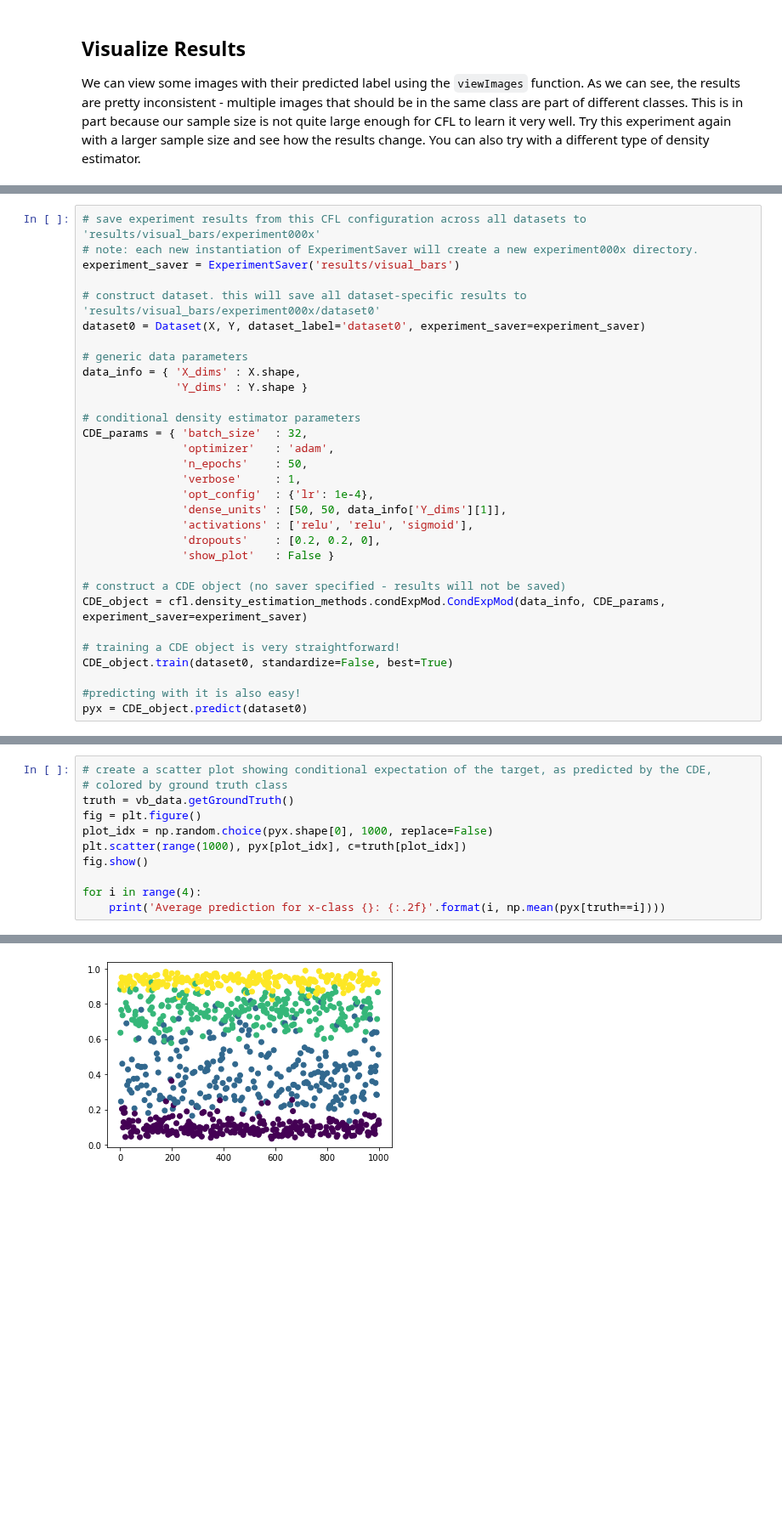
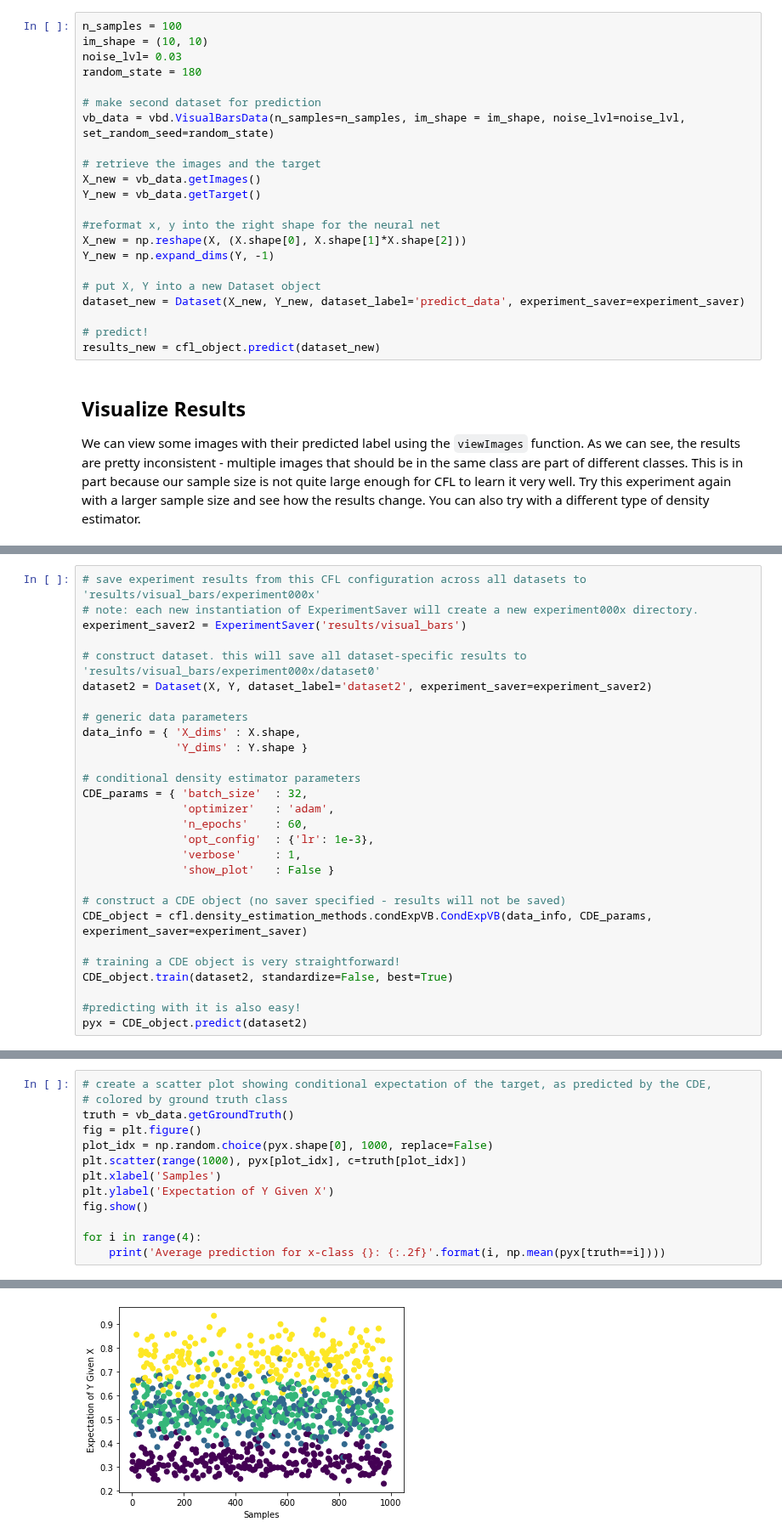
Before and after one commit to eberharf/cfl, a Jupyter notebook: examples/quick_start_guide.ipynb, the cells around one changed output, grey strips where cells are left out. Shown at 85% size. Cells and saved outputs as stored; diff of their text form; blank space fills up the shorter version.

```diff
--- a/examples/quick_start_guide.ipynb
+++ b/examples/quick_start_guide.ipynb
@@ -240,3 +252,25 @@ pyx = cfl_object.predict(dataset1)
+# %%
+n_samples = 100
+im_shape = (10, 10)
+noise_lvl= 0.03
+random_state = 180
+
+# make second dataset for prediction
+vb_data = vbd.VisualBarsData(n_samples=n_samples, im_shape = im_shape, noise_lvl=noise_lvl, set_random_seed=random_state)
+
+# retrieve the images and the target
+X_new = vb_data.getImages()
+Y_new = vb_data.getTarget()
+
+#reformat x, y into the right shape for the neural net
+X_new = np.reshape(X, (X.shape[0], X.shape[1]*X.shape[2]))
+Y_new = np.expand_dims(Y, -1)
+
+# put X, Y into a new Dataset object
+dataset_new = Dataset(X_new, Y_new, dataset_label='predict_data', experiment_saver=experiment_saver)
+
+# predict!
+results_new = cfl_object.predict(dataset_new)
 # %% [markdown]
 ## Visualize Results
 We can view some images with their predicted label using the `viewImages` function. As we can see, the results are pretty inconsistent - multiple images that should be in the same class are part of different classes. This is in part because our sample size is not quite large enough for CFL to learn it very well. Try this experiment again with a larger sample size and see how the results change. You can also try with a different type of density estimator.
@@ -253,10 +287,10 @@ The commands to train and predict with a component of the CFL follow the same pa
 # %%
 # save experiment results from this CFL configuration across all datasets to 'results/visual_bars/experiment000x'
 # note: each new instantiation of ExperimentSaver will create a new experiment000x directory.
-experiment_saver = ExperimentSaver('results/visual_bars')
+experiment_saver2 = ExperimentSaver('results/visual_bars')
 
 # construct dataset. this will save all dataset-specific results to 'results/visual_bars/experiment000x/dataset0'
-dataset0 = Dataset(X, Y, dataset_label='dataset0', experiment_saver=experiment_saver)
+dataset2 = Dataset(X, Y, dataset_label='dataset2', experiment_saver=experiment_saver2)
 
 # generic data parameters
 data_info = { 'X_dims' : X.shape,
@@ -265,20 +299,17 @@ data_info = { 'X_dims' : X.shape,
 # conditional density estimator parameters
 CDE_params = { 'batch_size'  : 32,
                'optimizer'   : 'adam',
-               'n_epochs'    : 50,
+               'n_epochs'    : 60,
+               'opt_config'  : {'lr': 1e-3},
                'verbose'     : 1,
-               'opt_config'  : {'lr': 1e-4},
-               'dense_units' : [50, 50, data_info['Y_dims'][1]],
-               'activations' : ['relu', 'relu', 'sigmoid'],
-               'dropouts'    : [0.2, 0.2, 0],
                'show_plot'   : False }
 
 # construct a CDE object (no saver specified - results will not be saved)
-CDE_object = cfl.density_estimation_methods.condExpMod.CondExpMod(data_info, CDE_params, experiment_saver=experiment_saver)
+CDE_object = cfl.density_estimation_methods.condExpVB.CondExpVB(data_info, CDE_params, experiment_saver=experiment_saver)
 
 # training a CDE object is very straightforward!
-CDE_object.train(dataset0, standardize=False, best=True)
+CDE_object.train(dataset2, standardize=False, best=True)
 
 #predicting with it is also easy!
-pyx = CDE_object.predict(dataset0)
+pyx = CDE_object.predict(dataset2)
 # %% [output]
@@ -307,6 +340,8 @@ truth = vb_data.getGroundTruth()
 fig = plt.figure()
 plot_idx = np.random.choice(pyx.shape[0], 1000, replace=False)
 plt.scatter(range(1000), pyx[plot_idx], c=truth[plot_idx])
+plt.xlabel('Samples')
+plt.ylabel('Expectation of Y Given X')
 fig.show()
 
 for i in range(4):
@@ -319,2 +354,2 @@ Average prediction for x-class 3: 0.93
-[figure, old version]
+[figure, new version]
 # %% [markdown]
```
Also changed, not shown: parts of 38 cells of this notebook, 12 other files.
